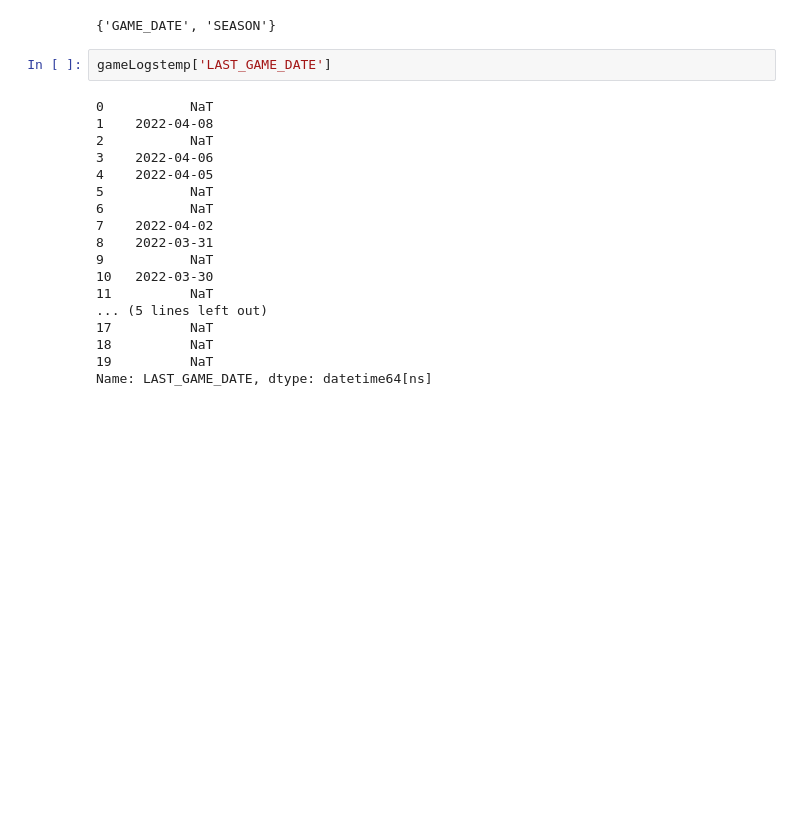
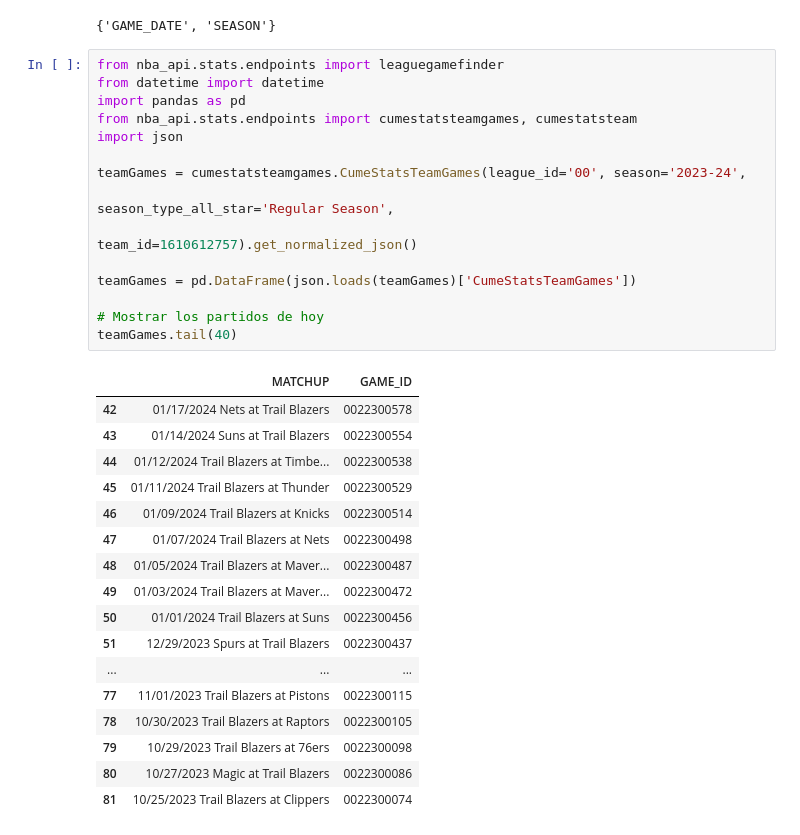
Before and after one commit to Andres-boullosa/nba-data-analytics, a Jupyter notebook: Prueba2.ipynb, the cells around one changed output. Cells and saved outputs as stored; diff of their text form; blank space fills up the shorter version.

```diff
--- a/Prueba2.ipynb
+++ b/Prueba2.ipynb
@@ -417,23 +417,36 @@ columns_only_in_gameLogs = columns_gameLogs - columns_games_without_stats
 columns_only_in_gameLogs
 # %% [output]
 {'GAME_DATE', 'SEASON'}
-# %%
-gameLogstemp['LAST_GAME_DATE']
-# %% [output]
-0           NaT
-1    2022-04-08
-2           NaT
-3    2022-04-06
-4    2022-04-05
-5           NaT
-6           NaT
-7    2022-04-02
-8    2022-03-31
-9           NaT
-10   2022-03-30
-11          NaT
-... (5 lines left out)
-17          NaT
-18          NaT
-19          NaT
-Name: LAST_GAME_DATE, dtype: datetime64[ns]
+# %%
+from nba_api.stats.endpoints import leaguegamefinder
+from datetime import datetime
+import pandas as pd
+from nba_api.stats.endpoints import cumestatsteamgames, cumestatsteam
+import json
+
+teamGames = cumestatsteamgames.CumeStatsTeamGames(league_id='00', season='2023-24',
+                                                            season_type_all_star='Regular Season',
+                                                            team_id=1610612757).get_normalized_json()
+
+teamGames = pd.DataFrame(json.loads(teamGames)['CumeStatsTeamGames'])
+
+# Mostrar los partidos de hoy
+teamGames.tail(40)
+# %% [output]
+|  | MATCHUP | GAME_ID |
+| 42 | 01/17/2024 Nets at Trail Blazers | 0022300578 |
+| 43 | 01/14/2024 Suns at Trail Blazers | 0022300554 |
+| 44 | 01/12/2024 Trail Blazers at Timbe... | 0022300538 |
+| 45 | 01/11/2024 Trail Blazers at Thunder | 0022300529 |
+| 46 | 01/09/2024 Trail Blazers at Knicks | 0022300514 |
+| 47 | 01/07/2024 Trail Blazers at Nets | 0022300498 |
+| 48 | 01/05/2024 Trail Blazers at Maver... | 0022300487 |
+| 49 | 01/03/2024 Trail Blazers at Maver... | 0022300472 |
+| 50 | 01/01/2024 Trail Blazers at Suns | 0022300456 |
+| 51 | 12/29/2023 Spurs at Trail Blazers | 0022300437 |
+| ... | ... | ... |
+| 77 | 11/01/2023 Trail Blazers at Pistons | 0022300115 |
+| 78 | 10/30/2023 Trail Blazers at Raptors | 0022300105 |
+| 79 | 10/29/2023 Trail Blazers at 76ers | 0022300098 |
+| 80 | 10/27/2023 Magic at Trail Blazers | 0022300086 |
+| 81 | 10/25/2023 Trail Blazers at Clippers | 0022300074 |
```
Also changed, not shown: parts of 2 cells of this notebook, 8 other files.
